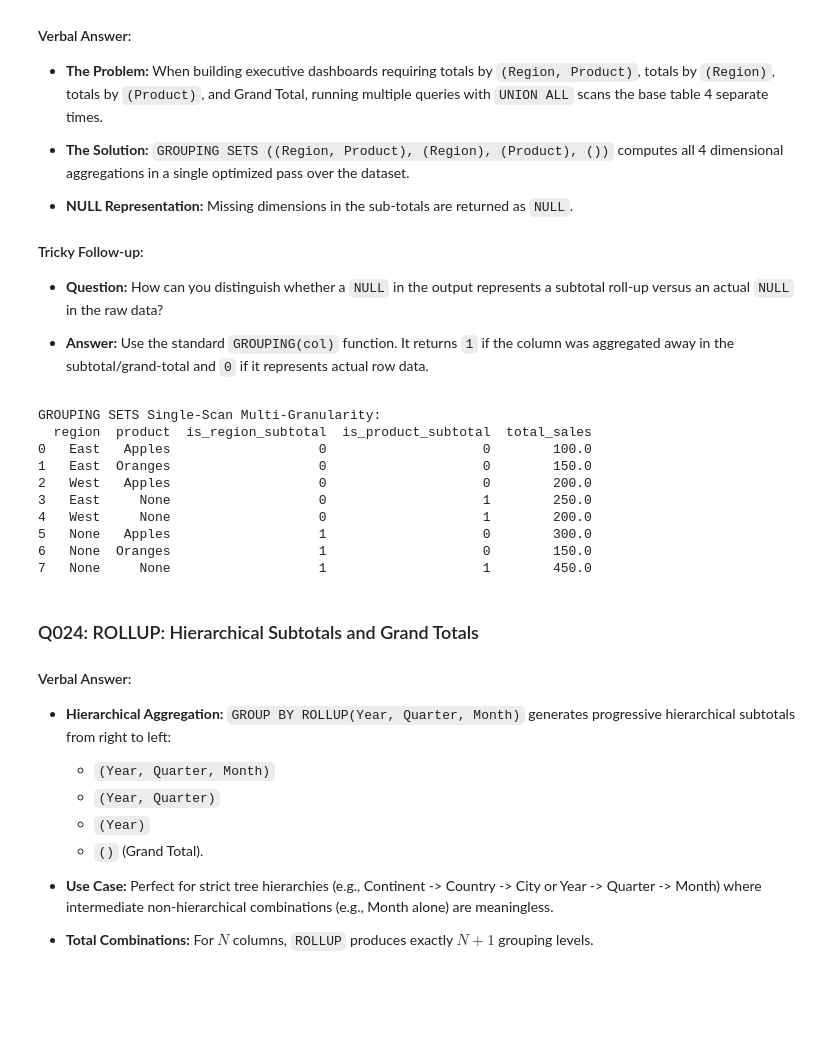
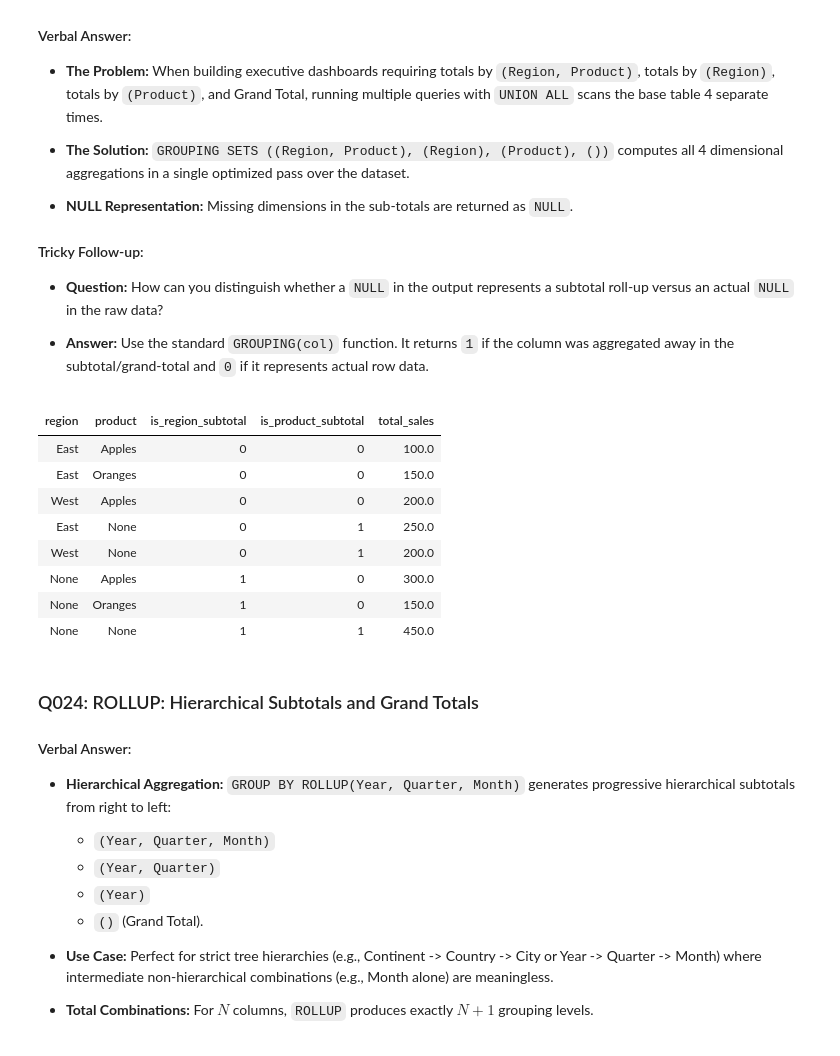
Before and after one commit to iankurbhatt/investigate-datascience, a Jupyter notebook: investigate_interviews/sql_top_150_interview_questions.ipynb, the cells around one changed output. Drawn from its saved outputs; the diff is of its cells as text; code cells hidden in the pictures; blank space fills up the shorter version.

Commit message:
Format all 150 SQL interview code cells with native %%sql cell magic and clean DataFrame HTML rendering

```diff
--- a/investigate_interviews/sql_top_150_interview_questions.ipynb
+++ b/investigate_interviews/sql_top_150_interview_questions.ipynb
@@ -11,3 +11,29 @@
 * **Staff / Lead / Architect / Quant Tier (Q101 – Q150):** Query Optimization & EXPLAIN Plans, Indexing Mechanics, Kimball vs OBT Modeling, Distributed Partitioning & Skew Salting, Concurrency & MVCC / ACID Locking, and Cloud DWH Architecture (DuckDB, Snowflake, BigQuery, Iceberg).
 
 ---
+# %%
+# Setup in-memory DuckDB relational engine with Native SQL Studio %%sql Execution
+import duckdb
+import pandas as pd
+from IPython import get_ipython
+from IPython.core.magic import register_line_cell_magic
+
+# Shared in-memory connection
+conn = duckdb.connect(':memory:')
+
+def _execute_raw_sql(query):
+    query = query.strip()
+    statements = [s.strip() for s in query.split(';') if s.strip()]
+    last_res = None
+    for stmt in statements:
+        last_res = conn.execute(stmt)
+    try:
+        return last_res.df()
+    except Exception:
+        return "Query Executed Successfully."
+
+@register_line_cell_magic
+def sql(line, cell=None):
+    return _execute_raw_sql(cell if cell is not None else line)
+
+print("SQL Studio Environment Active! You can now write and run %%sql queries directly.")
@@ -1226,51 +926,41 @@ Multi-Column GROUP BY Output:
 
 * **Answer:** Use the standard `GROUPING(col)` function. It returns `1` if the column was aggregated away in the subtotal/grand-total and `0` if it represents actual row data.
 # %%
-import duckdb
-
-con = duckdb.connect(':memory:')
-con.execute("""
+%%sql
 CREATE TABLE sales_cube (
     region VARCHAR,
     product VARCHAR,
     amount DOUBLE
 );
 INSERT INTO sales_cube VALUES
 ('East', 'Apples', 100),
 ('East', 'Oranges', 150),
 ('West', 'Apples', 200);
-""")
 
-query = """
 SELECT
     region,
     product,
     GROUPING(region) AS is_region_subtotal,
     GROUPING(product) AS is_product_subtotal,
     SUM(amount) AS total_sales
 FROM sales_cube
 GROUP BY GROUPING SETS (
     (region, product),
     (region),
     (product),
     ()
 )
 ORDER BY is_region_subtotal, is_product_subtotal, region, product;
-"""
-
-print("GROUPING SETS Single-Scan Multi-Granularity:")
-print(con.execute(query).df())
 # %% [output]
-GROUPING SETS Single-Scan Multi-Granularity:
-  region  product  is_region_subtotal  is_product_subtotal  total_sales
-0   East   Apples                   0                    0        100.0
-1   East  Oranges                   0                    0        150.0
-2   West   Apples                   0                    0        200.0
-3   East     None                   0                    1        250.0
-4   West     None                   0                    1        200.0
-5   None   Apples                   1                    0        300.0
-6   None  Oranges                   1                    0        150.0
-7   None     None                   1                    1        450.0
+| region | product | is_region_subtotal | is_product_subtotal | total_sales |
+| East | Apples | 0 | 0 | 100.0 |
+| East | Oranges | 0 | 0 | 150.0 |
+| West | Apples | 0 | 0 | 200.0 |
+| East | None | 0 | 1 | 250.0 |
+| West | None | 0 | 1 | 200.0 |
+| None | Apples | 1 | 0 | 300.0 |
+| None | Oranges | 1 | 0 | 150.0 |
+| None | None | 1 | 1 | 450.0 |
 # %% [markdown]
 ### Q024: ROLLUP: Hierarchical Subtotals and Grand Totals
 
```
Also changed, not shown: parts of 152 cells of this notebook.
